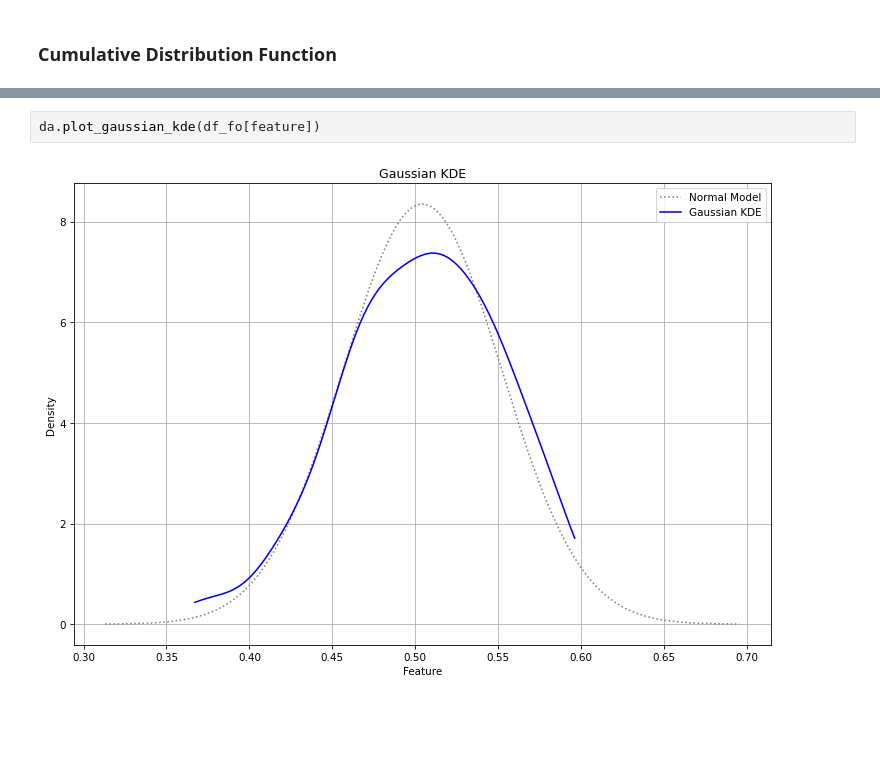
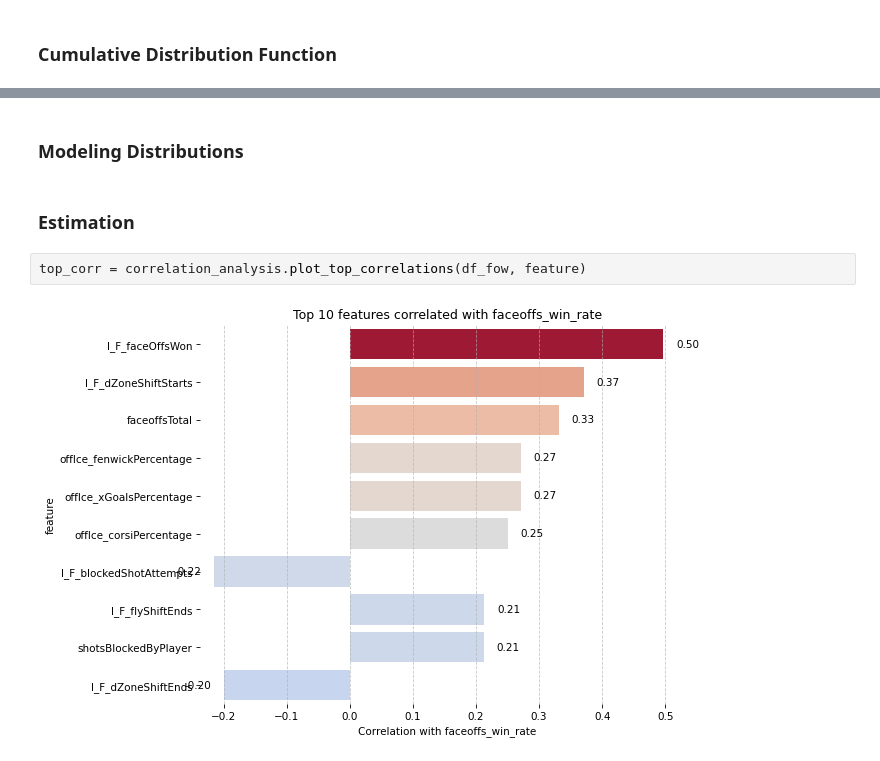
Before and after one commit to thedanicode24/moneypuck-data, a Jupyter notebook: skaters/faceoff-win-rate.ipynb, the cells around one changed output, grey strips where cells are left out. Cells and saved outputs as stored; diff of their text form; blank space fills up the shorter version.

```diff
--- a/skaters/faceoff-win-rate.ipynb
+++ b/skaters/faceoff-win-rate.ipynb
@@ -126,4 +134,8 @@ da.plot_kde(df_fo, feature)
-# %%
-da.plot_gaussian_kde(df_fo[feature])
-# %% [output]
-[figure, removed]
+# %% [markdown]
+### Modeling Distributions
+# %% [markdown]
+### Estimation
+# %%
+top_corr = correlation_analysis.plot_top_correlations(df_fow, feature)
+# %% [output]
+[figure, added]
```
Also changed, not shown: parts of 29 cells of this notebook, 3 other files.
